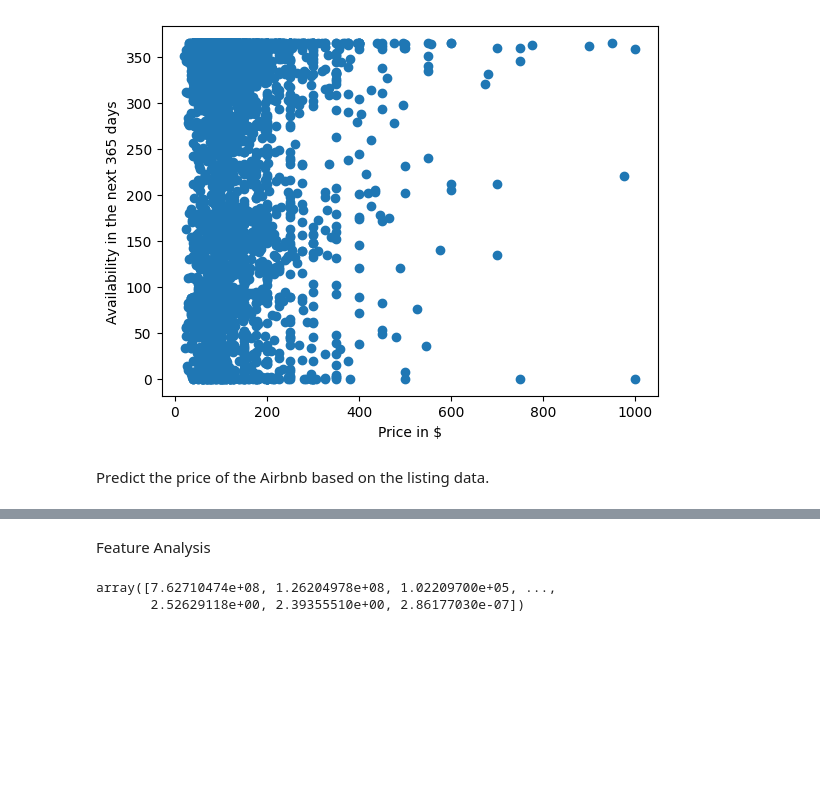
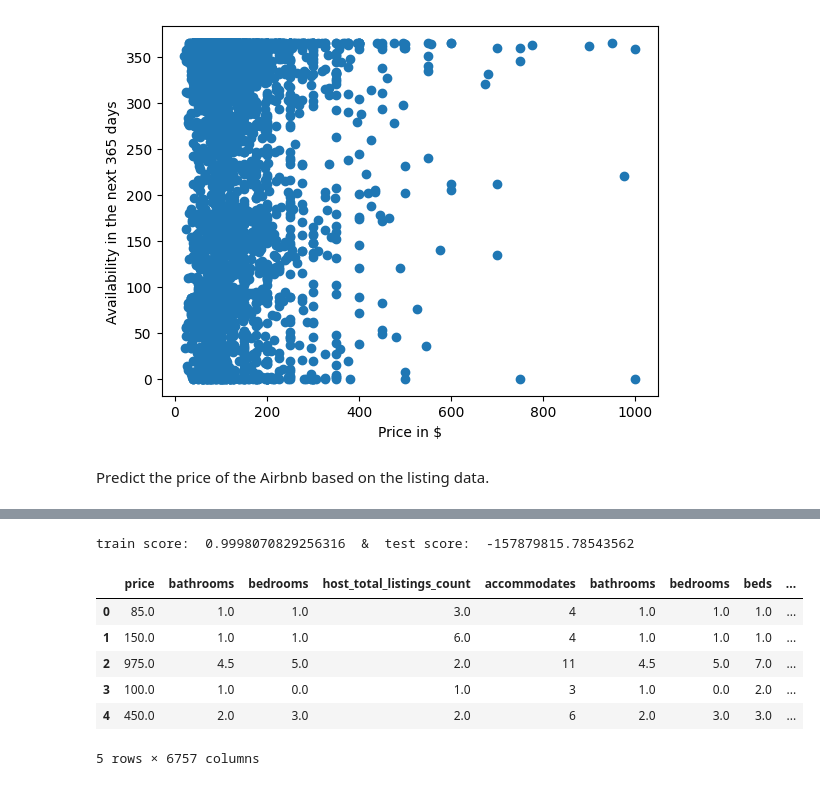
Before and after one commit to AbbieEnders/UdacityProject1, a Jupyter notebook: SeattleAirbnbAnalysis.ipynb, the cells around one changed output, grey strips where cells are left out. Saved outputs shown, nothing was run; the diff lists cells and outputs as text; code cells hidden in the pictures; blank space fills up the shorter version.

```diff
--- a/SeattleAirbnbAnalysis.ipynb
+++ b/SeattleAirbnbAnalysis.ipynb
@@ -174,8 +157,0 @@ First- look at the correlation of the coded df
-# %% [markdown]
-Feature Analysis
-# %%
-# look at rank of the dataset
-lm_model.singular_
-# %% [output]
-array([7.62710474e+08, 1.26204978e+08, 1.02209700e+05, ...,
-       2.52629118e+00, 2.39355510e+00, 2.86177030e-07])
@@ -181,0 +174,14 @@ array([7.62710474e+08, 1.26204978e+08, 1.02209700e+05, ...,
+# %%
+print('train score: ',train_score,' & ' ,'test score: ', test_score)
+# %% [output]
+train score:  0.9998070829256316  &  test score:  -157879815.78543562
+# %%
+df_reduced_cleaned.head()
+# %% [output]
+|  | price | bathrooms | bedrooms | host_total_listings_count | accommodates | bathrooms | bedrooms | beds | ... |
+| 0 | 85.0 | 1.0 | 1.0 | 3.0 | 4 | 1.0 | 1.0 | 1.0 | ... |
+| 1 | 150.0 | 1.0 | 1.0 | 6.0 | 4 | 1.0 | 1.0 | 1.0 | ... |
+| 2 | 975.0 | 4.5 | 5.0 | 2.0 | 11 | 4.5 | 5.0 | 7.0 | ... |
+| 3 | 100.0 | 1.0 | 0.0 | 1.0 | 3 | 1.0 | 0.0 | 2.0 | ... |
+| 4 | 450.0 | 2.0 | 3.0 | 2.0 | 6 | 2.0 | 3.0 | 3.0 | ... |
+5 rows × 6757 columns
```
Also changed, not shown: parts of 9 cells of this notebook.
